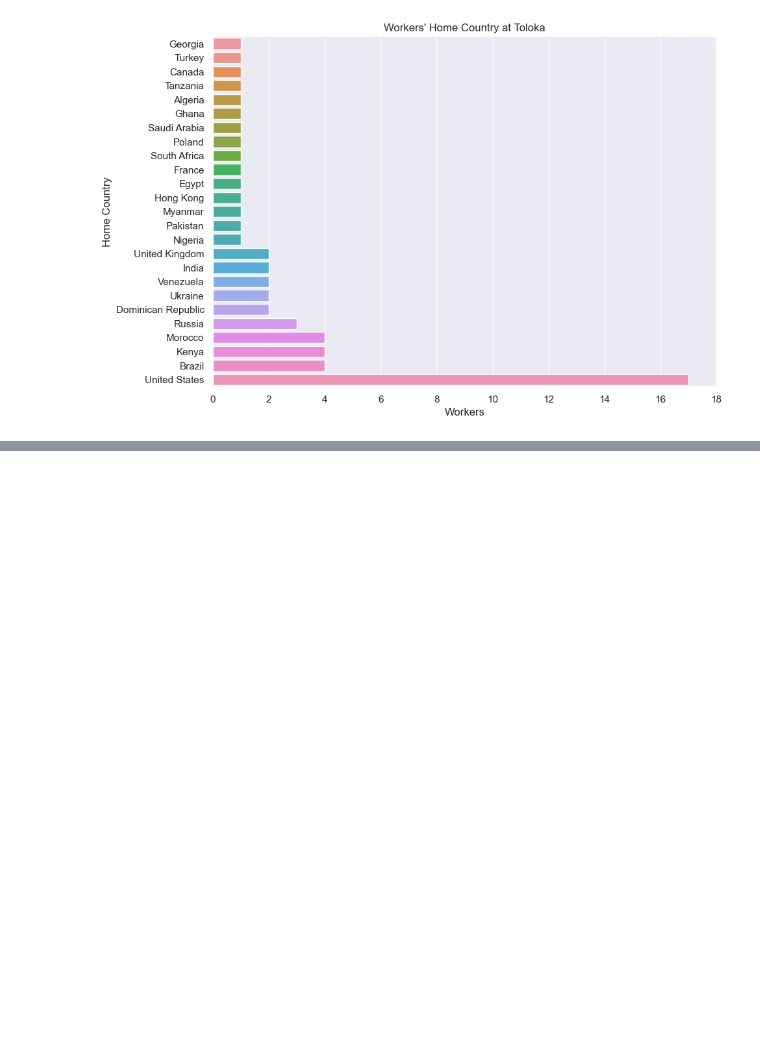
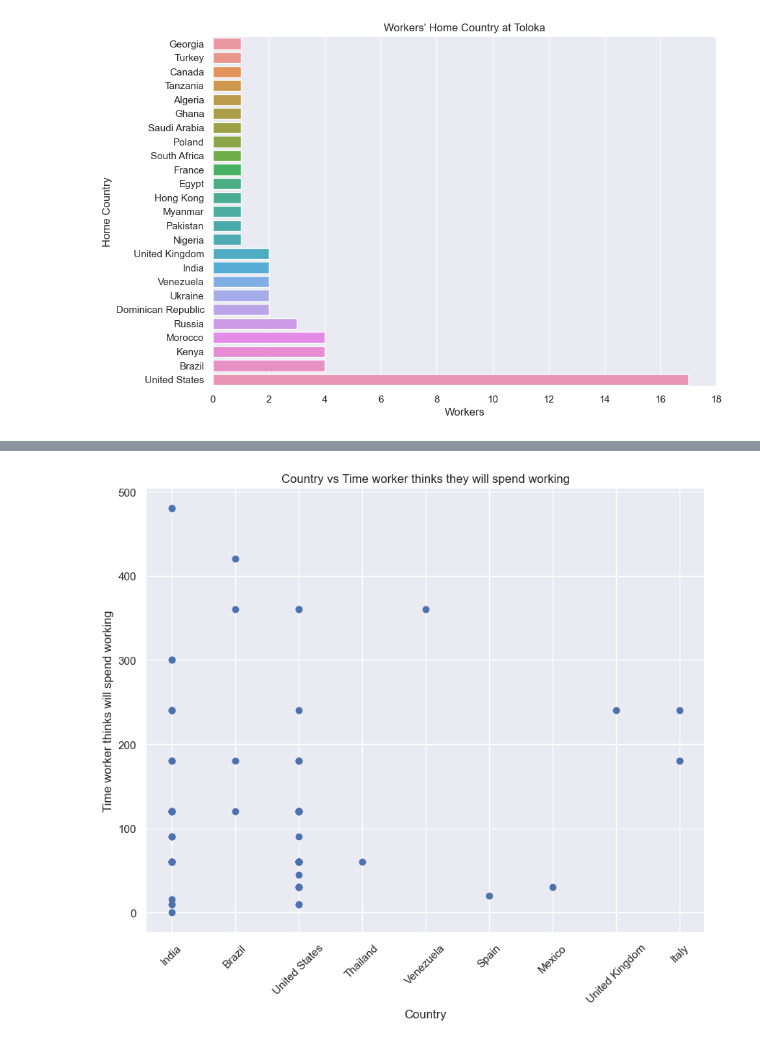
Before and after one commit to NicholasBerns/DataScienceProject, a Jupyter notebook: Invisible_Labor.ipynb, the cells around one changed output, grey strips where cells are left out. Saved outputs shown, nothing was run; the diff lists cells and outputs as text; code cells hidden in the pictures; blank space fills up the shorter version.

```diff
--- a/Invisible_Labor.ipynb
+++ b/Invisible_Labor.ipynb
@@ -173,0 +196,15 @@ Text(0.5, 0, 'Workers')
+# %%
+df_mturk_short['Time worker thinks will spend working'] = df_mturk_short['Time worker thinks will spend working'].astype(int)
+
+x = df_mturk_short['Country']
+y = df_mturk_short['Time worker thinks will spend working']
+
+plt.figure(figsize=(10, 8))
+plt.scatter(x, y)
+plt.xlabel('Country')
+plt.ylabel('Time worker thinks will spend working')
+plt.title('Country vs Time worker thinks they will spend working')
+plt.xticks(rotation=45)
+plt.show()
+# %% [output]
+[figure, added]
```
Also changed, not shown: parts of 3 cells of this notebook.
